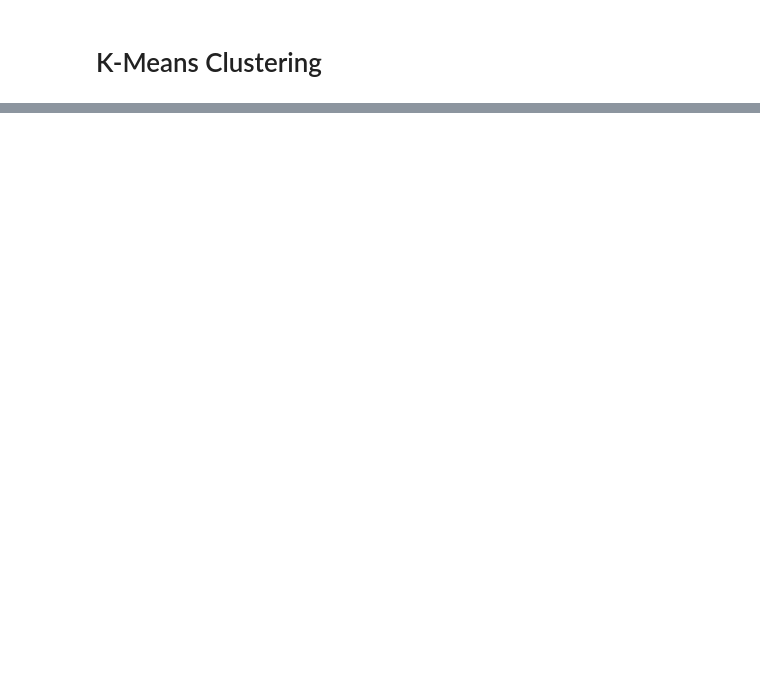
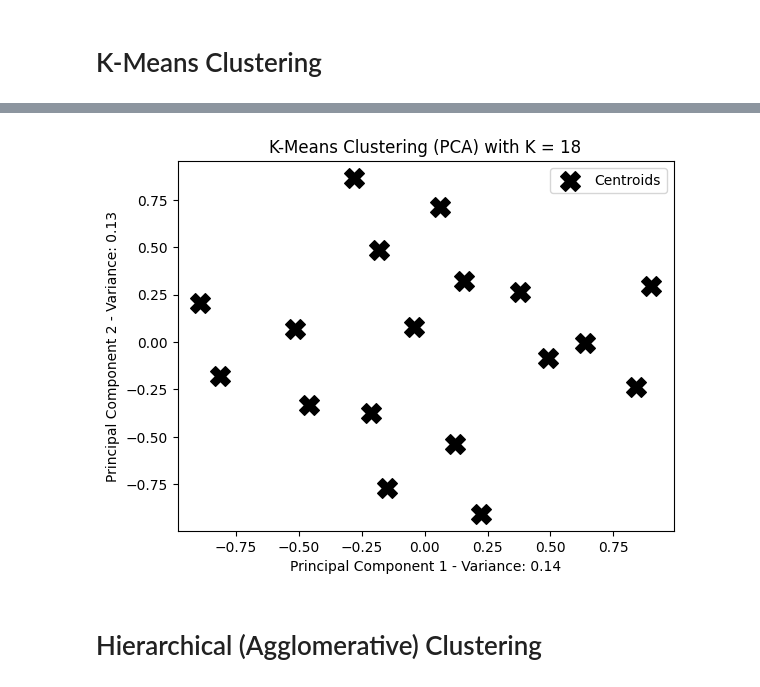
Before and after one commit to yusufimantaka/patient-segmentation, a Jupyter notebook: clustering.ipynb, the cells around one changed output, grey strips where cells are left out. Saved outputs shown, nothing was run; the diff lists cells and outputs as text; code cells hidden in the pictures; blank space fills up the shorter version.

```diff
--- a/clustering.ipynb
+++ b/clustering.ipynb
@@ -91,0 +191,23 @@ encoded_df.head()
+# %%
+# Plot centroids in PCA space
+
+centroids_pca = pca.transform(kmeans.cluster_centers_)
+plt.scatter(
+    centroids_pca[:, 0],
+    centroids_pca[:, 1],
+    s=200,
+    c='black',
+    marker='X',
+    label='Centroids'
+)
+
+plt.title(f'K-Means Clustering (PCA) with K = {best_k}')
+plt.xlabel(f'Principal Component 1 - Variance: {pca.explained_variance_ratio_[0]:.2f}')
+plt.ylabel(f'Principal Component 2 - Variance: {pca.explained_variance_ratio_[1]:.2f}')
+plt.colorbar(scatter, label='Cluster')
+plt.legend()
+plt.show()
+# %% [output]
+[figure, added]
+# %% [markdown]
+# Hierarchical (Agglomerative) Clustering
```
Also changed, not shown: parts of 9 cells of this notebook.
